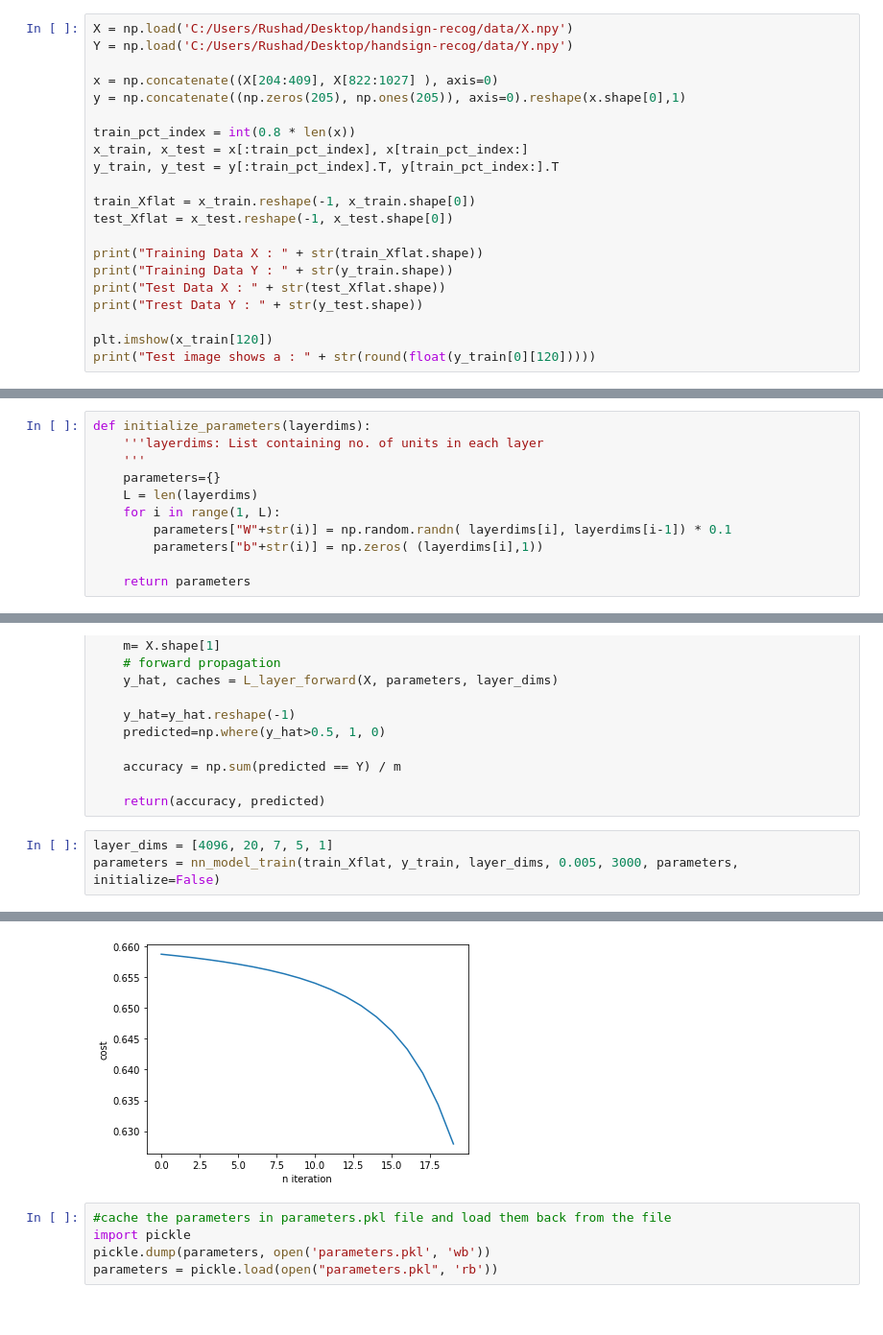
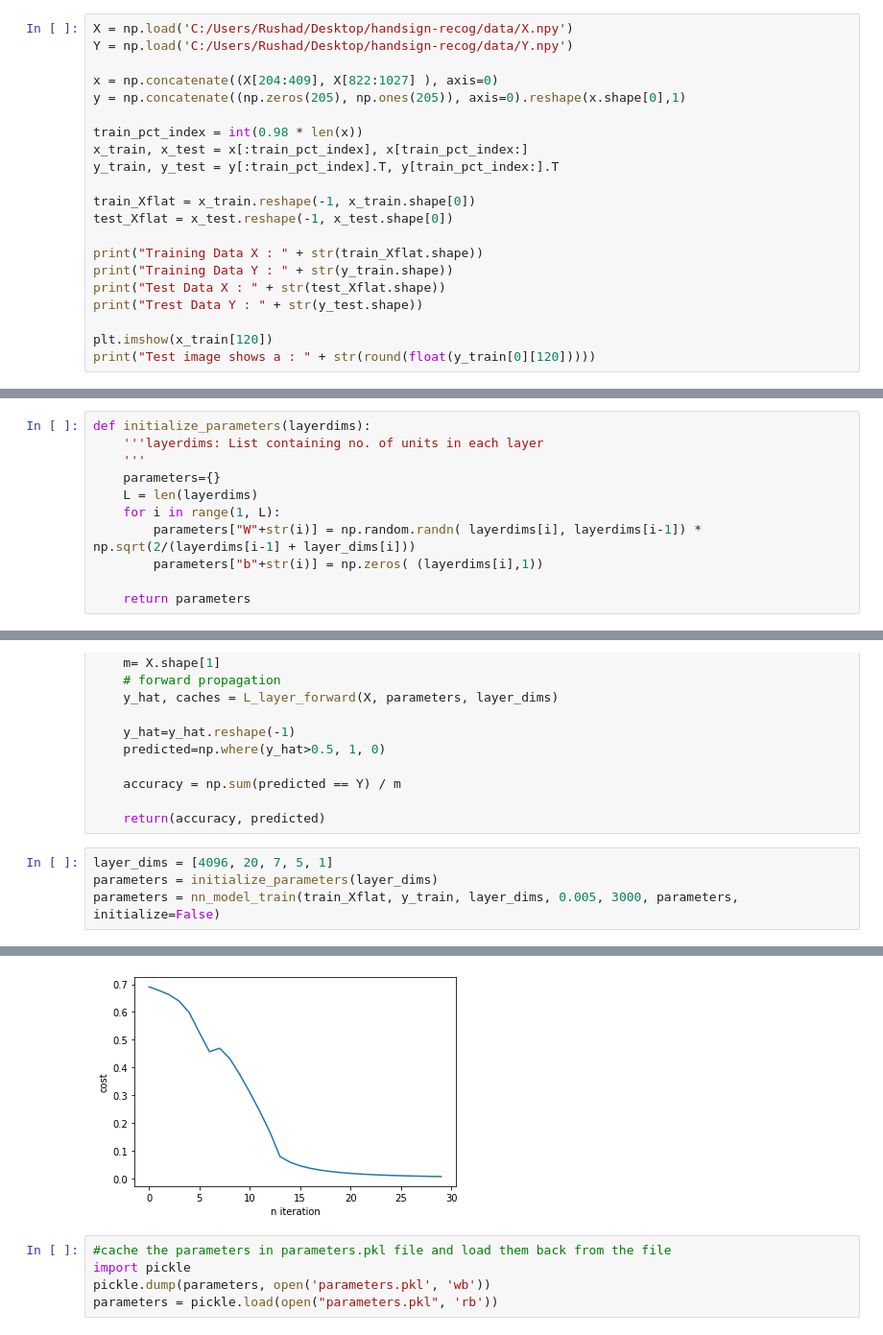
Before and after one commit to rushad7/handsign-recog, a Jupyter notebook: Neural-Network.ipynb, the cells around one changed output, grey strips where cells are left out. Shown at 96% size. Cells and saved outputs as stored; diff of their text form.

```diff
--- a/Neural-Network.ipynb
+++ b/Neural-Network.ipynb
@@ -11,7 +11,7 @@ Y = np.load('C:/Users/Rushad/Desktop/handsign-recog/data/Y.npy')
 x = np.concatenate((X[204:409], X[822:1027] ), axis=0)
 y = np.concatenate((np.zeros(205), np.ones(205)), axis=0).reshape(x.shape[0],1)
 
-train_pct_index = int(0.8 * len(x))
+train_pct_index = int(0.98 * len(x))
 x_train, x_test = x[:train_pct_index], x[train_pct_index:]
 y_train, y_test = y[:train_pct_index].T, y[train_pct_index:].T
 
@@ -39,7 +39,7 @@ def initialize_parameters(layerdims):
     parameters={}
     L = len(layerdims)
     for i in range(1, L):
-        parameters["W"+str(i)] = np.random.randn( layerdims[i], layerdims[i-1]) * 0.1
+        parameters["W"+str(i)] = np.random.randn( layerdims[i], layerdims[i-1]) * np.sqrt(2/(layerdims[i-1] + layer_dims[i]))
         parameters["b"+str(i)] = np.zeros( (layerdims[i],1))
 
     return parameters
@@ -216,5 +216,6 @@ def predict(X,Y, parameters):
     return(accuracy, predicted)
 # %%
 layer_dims = [4096, 20, 7, 5, 1]
+parameters = initialize_parameters(layer_dims)
 parameters = nn_model_train(train_Xflat, y_train, layer_dims, 0.005, 3000, parameters, initialize=False)
 # %% [output]
@@ -231,4 +237,4 @@ cost 1800: 0.6343386301805622
-[figure, old version]
+[figure, new version]
 # %%
 #cache the parameters in parameters.pkl file and load them back from the file
 import pickle
```
Also changed, not shown: parts of 3 cells of this notebook.
